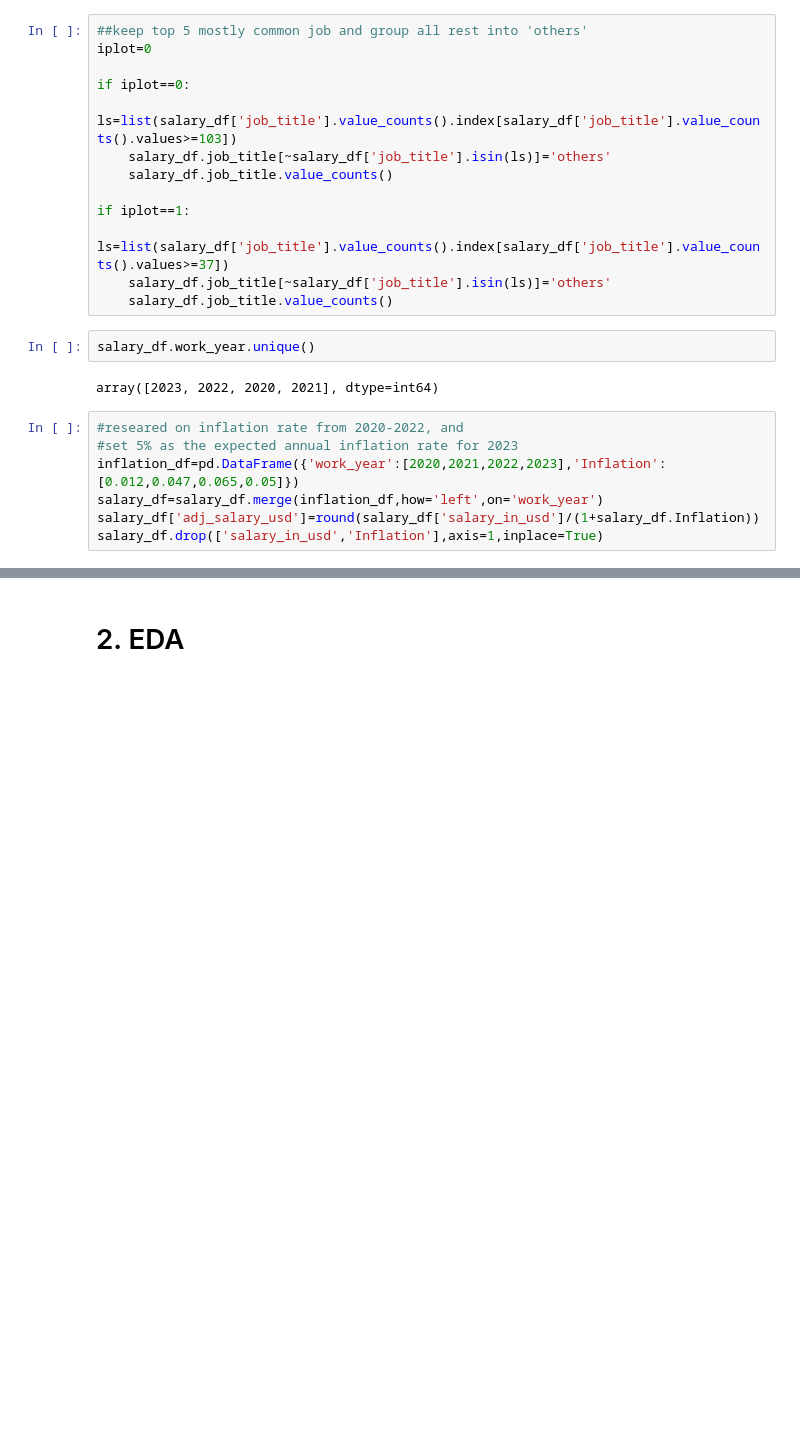
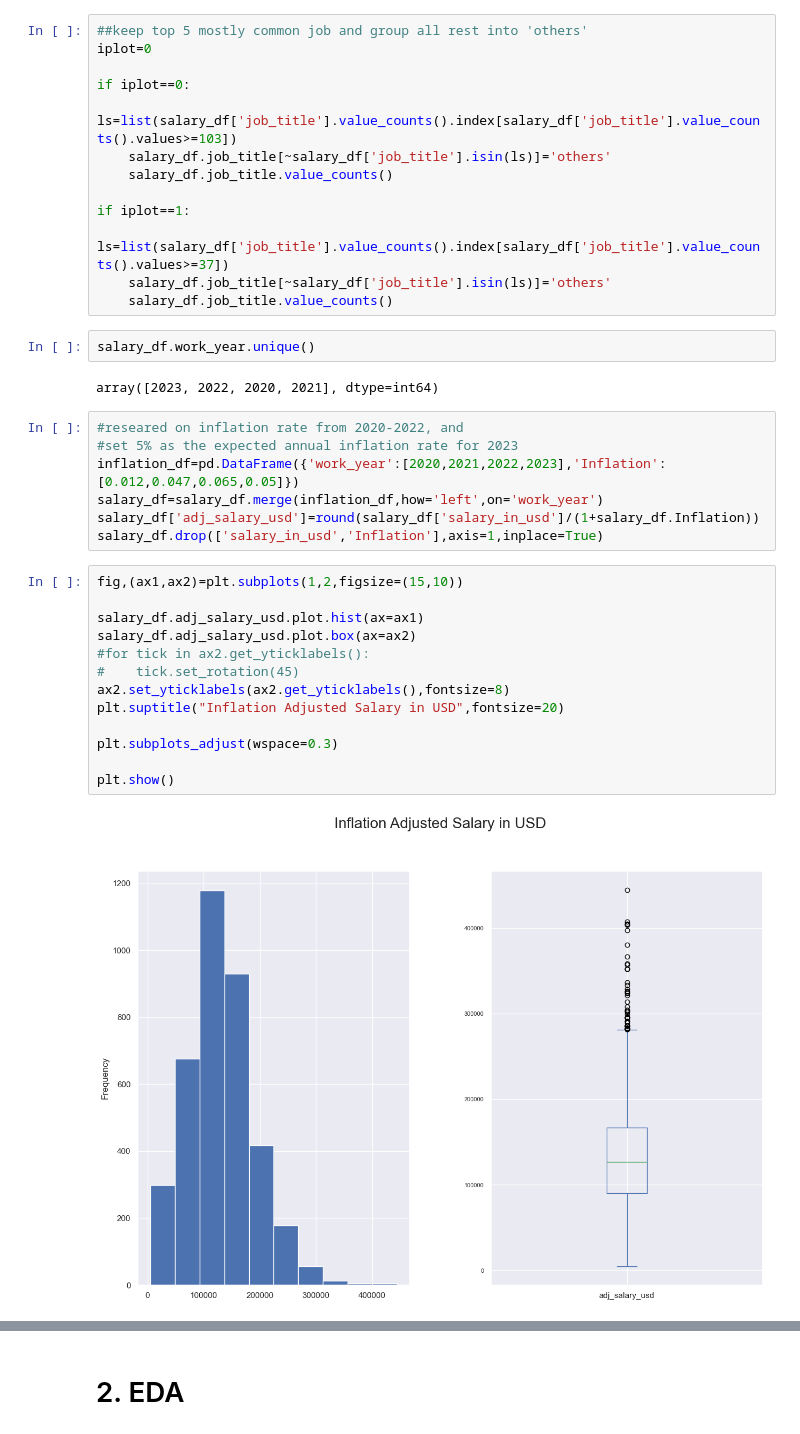
Before and after one commit to hyang78227/Springboard, a Jupyter notebook: story_telling_case_study/data science salary study.ipynb, the cells around one changed output, grey strips where cells are left out. Saved outputs shown, nothing was run; the diff lists cells and outputs as text; blank space fills up the shorter version.

```diff
--- a/story_telling_case_study/data science salary study.ipynb
+++ b/story_telling_case_study/data science salary study.ipynb
@@ -175,3 +175,18 @@ inflation_df=pd.DataFrame({'work_year':[2020,2021,2022,2023],'Inflation':[0.012,
 salary_df=salary_df.merge(inflation_df,how='left',on='work_year')
 salary_df['adj_salary_usd']=round(salary_df['salary_in_usd']/(1+salary_df.Inflation))
 salary_df.drop(['salary_in_usd','Inflation'],axis=1,inplace=True)
+# %%
+fig,(ax1,ax2)=plt.subplots(1,2,figsize=(15,10))
+
+salary_df.adj_salary_usd.plot.hist(ax=ax1)
+salary_df.adj_salary_usd.plot.box(ax=ax2)
+#for tick in ax2.get_yticklabels():
+#    tick.set_rotation(45)
+ax2.set_yticklabels(ax2.get_yticklabels(),fontsize=8)
+plt.suptitle("Inflation Adjusted Salary in USD",fontsize=20)
+
+plt.subplots_adjust(wspace=0.3)
+
+plt.show()
+# %% [output]
+[figure, added]
```
Also changed, not shown: parts of 45 cells of this notebook, 10 other files.
